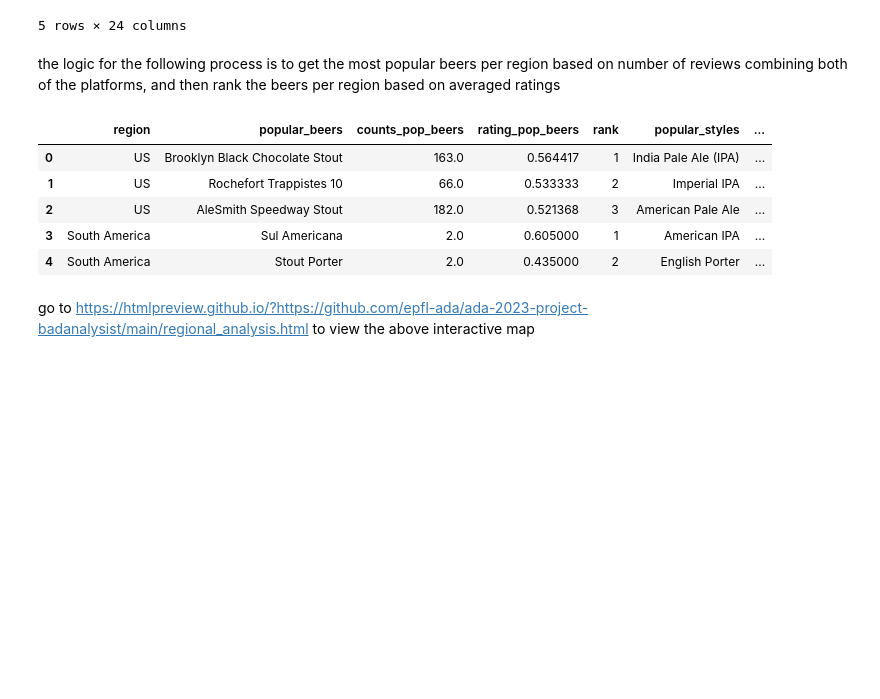
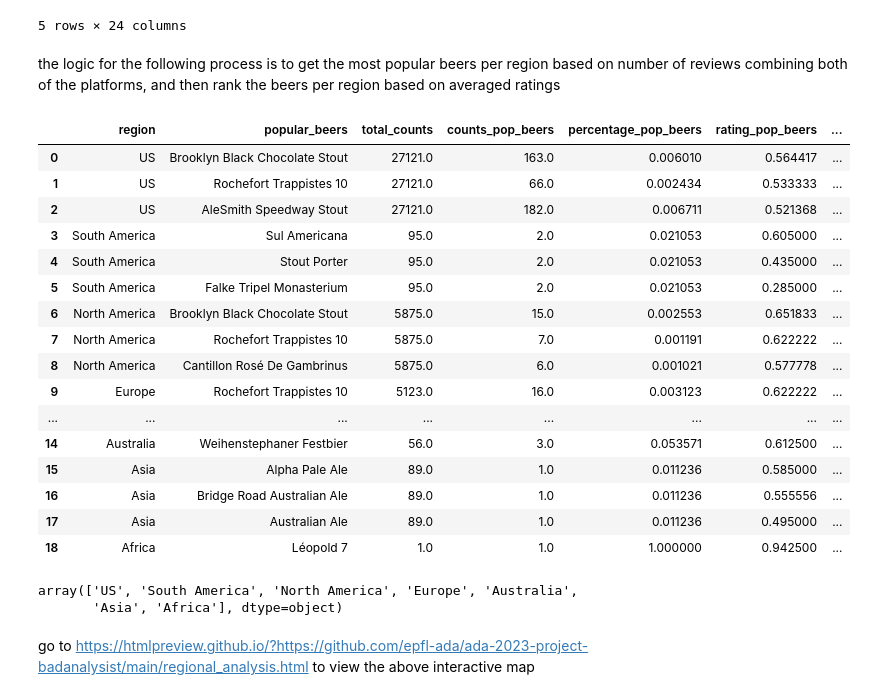
Before and after one commit to epfl-ada/ada-2023-project-badanalysist, a Jupyter notebook: preprocessing.ipynb, the cells around one changed output. Saved outputs shown, nothing was run; the diff lists cells and outputs as text; code cells hidden in the pictures; blank space fills up the shorter version.

```diff
--- a/preprocessing.ipynb
+++ b/preprocessing.ipynb
@@ -970,7 +970,21 @@ the logic for the following process is to get the most popular beers per region
 # extract the top 3 most popular beers and styles for each region
 # Get the top 3 most popular beers in each region
 top_beers_ba = (ratings_users_ba.groupby('region')['beer_name'].value_counts().groupby(level=0).head(3).rename('counts_ba').reset_index())
+# get the total number of ratings in each region
+total_counts_per_region_ba = ratings_users_ba.groupby('region')['date'].count().reset_index().rename(columns={'date': 'total_counts_ba'})
+top_beers_ba = top_beers_ba.merge(total_counts_per_region_ba, on='region')
+top_beers_ba['percentage_ba'] = top_beers_ba['counts_ba'] / top_beers_ba['total_counts_ba']
+top_beers_ba
+
 top_beers_rb = (ratings_users_rb.groupby('region')['beer_name'].value_counts().groupby(level=0).head(3).rename('counts_rb').reset_index())
+total_counts_per_region_rb = ratings_users_rb.groupby('region')['date'].count().reset_index().rename(columns={'date': 'total_counts_rb'})
+top_beers_rb = top_beers_rb.merge(total_counts_per_region_rb, on='region')
+top_beers_rb['percentage_rb'] = top_beers_rb['counts_rb'] / top_beers_rb['total_counts_rb']
+total_counts_per_region = total_counts_per_region_rb.merge(total_counts_per_region_ba, on='region',how='outer')
+total_counts_per_region['total_counts_ba'].fillna(0, inplace=True)
+total_counts_per_region['total_counts_rb'].fillna(0, inplace=True)
+total_counts_per_region['total_counts'] = total_counts_per_region['total_counts_ba'] + total_counts_per_region['total_counts_rb']
+total_counts_per_region.drop(columns=['total_counts_ba', 'total_counts_rb'], inplace=True)
 
 # get the average rating of the top 3 beers in each region
 top_beers_ba["rating"] = ratings_users_ba.groupby(['region', 'beer_name'])["rating"].mean().reset_index()["rating"]
@@ -980,53 +994,66 @@ top_beers_rb.rename(columns={'rating':'rating_rb'}, inplace=True)
 
 # merge the dataframes to get the top 3 beers in each region for both websites
 regional_analysis = pd.merge(top_beers_ba, top_beers_rb, on=['region', 'beer_name'], how='outer')
+regional_analysis = pd.merge(regional_analysis, total_counts_per_region, on='region')
 regional_analysis = regional_analysis.fillna(0)
 regional_analysis['counts_pop_beers']=regional_analysis['counts_ba']+regional_analysis['counts_rb']
+regional_analysis['percentage_pop_beers']=(regional_analysis['counts_pop_beers'])/regional_analysis['total_counts']
 
 #calculate the weighted average rating of the top 3 beers in each region
 regional_analysis['rating_pop_beers']=(regional_analysis['rating_ba']*regional_analysis['counts_ba'] + regional_analysis['rating_rb']*regional_analysis['counts_rb'])/regional_analysis['counts_pop_beers']
 regional_analysis = regional_analysis.sort_values(by=['region','rating_pop_beers'], ascending=False)
-regional_analysis = regional_analysis.drop(columns=['counts_ba', 'counts_rb','rating_ba','rating_rb'])
+regional_analysis = regional_analysis.drop(columns=['counts_ba', 'counts_rb','rating_ba','rating_rb','total_counts_ba','total_counts_rb','percentage_ba','percentage_rb'])
 
 
 # retrieve the top 3 beers in each region
 regional_analysis = regional_analysis.groupby('region').head(3).reset_index(drop=True)
 regional_analysis.rename(columns={'beer_name':'popular_beers'}, inplace=True)
 regional_analysis['rank'] = regional_analysis.groupby('region').cumcount()+1
 
 
 # get the top 3 most popular styles in each region
 top_styles_ba = (ratings_users_ba.groupby('region')['style'].value_counts().groupby(level=0).head(3).rename('counts_ba').reset_index())
 top_styles_rb = (ratings_users_rb.groupby('region')['style'].value_counts().groupby(level=0).head(3).rename('counts_rb').reset_index())
 
 # get the average rating of the top 3 styles in each region
 top_styles_ba["rating"] = ratings_users_ba.groupby(['region', 'style'])["rating"].mean().reset_index()["rating"]
 top_styles_rb["rating"] = ratings_users_rb.groupby(['region', 'style'])["rating"].mean().reset_index()["rating"]
 top_styles_ba.rename(columns={'rating':'rating_ba'}, inplace=True)
 top_styles_rb.rename(columns={'rating':'rating_rb'}, inplace=True)
 
 regional_styles = pd.merge(top_styles_ba, top_styles_rb, on=['region', 'style'], how='outer')
 regional_styles = regional_styles.fillna(0)
 regional_styles['counts_pop_styles']=regional_styles['counts_ba']+regional_styles['counts_rb']
 #create a weighted average rating for the top 3 styles in each region
 regional_styles['rating_pop_styles']=(regional_styles['rating_ba']*regional_styles['counts_ba'] + regional_styles['rating_rb']*regional_styles['counts_rb'])/regional_styles['counts_pop_styles']
 regional_styles = regional_styles.sort_values(by=['region','rating_pop_styles'], ascending=False)
 regional_styles = regional_styles.drop(columns=['counts_ba', 'counts_rb','rating_ba','rating_rb'])
 #retrieve the top 3 styles in each region
 regional_styles = regional_styles.groupby('region').head(3).reset_index(drop=True)
 regional_styles.rename(columns={'style':'popular_styles'}, inplace=True)
 #assign a rank for each style per region
 regional_styles['rank'] = regional_styles.groupby('region').cumcount()+1
 # merge the popular beers and styles in each region
 regional_analysis = pd.merge(regional_analysis, regional_styles, on=['region',"rank"], how='outer', suffixes=('_beers', '_styles'))
-regional_analysis.head()
+regional_analysis
 # %% [output]
-|  | region | popular_beers | counts_pop_beers | rating_pop_beers | rank | popular_styles | ... |
-| 0 | US | Brooklyn Black Chocolate Stout | 163.0 | 0.564417 | 1 | India Pale Ale (IPA) | ... |
-| 1 | US | Rochefort Trappistes 10 | 66.0 | 0.533333 | 2 | Imperial IPA | ... |
-| 2 | US | AleSmith Speedway Stout | 182.0 | 0.521368 | 3 | American Pale Ale | ... |
-| 3 | South America | Sul Americana | 2.0 | 0.605000 | 1 | American IPA | ... |
-| 4 | South America | Stout Porter | 2.0 | 0.435000 | 2 | English Porter | ... |
+|  | region | popular_beers | total_counts | counts_pop_beers | percentage_pop_beers | rating_pop_beers | ... |
+| 0 | US | Brooklyn Black Chocolate Stout | 27121.0 | 163.0 | 0.006010 | 0.564417 | ... |
+| 1 | US | Rochefort Trappistes 10 | 27121.0 | 66.0 | 0.002434 | 0.533333 | ... |
+| 2 | US | AleSmith Speedway Stout | 27121.0 | 182.0 | 0.006711 | 0.521368 | ... |
+| 3 | South America | Sul Americana | 95.0 | 2.0 | 0.021053 | 0.605000 | ... |
+| 4 | South America | Stout Porter | 95.0 | 2.0 | 0.021053 | 0.435000 | ... |
+| 5 | South America | Falke Tripel Monasterium | 95.0 | 2.0 | 0.021053 | 0.285000 | ... |
+| 6 | North America | Brooklyn Black Chocolate Stout | 5875.0 | 15.0 | 0.002553 | 0.651833 | ... |
+| 7 | North America | Rochefort Trappistes 10 | 5875.0 | 7.0 | 0.001191 | 0.622222 | ... |
+| 8 | North America | Cantillon Rosé De Gambrinus | 5875.0 | 6.0 | 0.001021 | 0.577778 | ... |
+| 9 | Europe | Rochefort Trappistes 10 | 5123.0 | 16.0 | 0.003123 | 0.622222 | ... |
+| ... | ... | ... | ... | ... | ... | ... | ... |
+| 14 | Australia | Weihenstephaner Festbier | 56.0 | 3.0 | 0.053571 | 0.612500 | ... |
+| 15 | Asia | Alpha Pale Ale | 89.0 | 1.0 | 0.011236 | 0.585000 | ... |
+| 16 | Asia | Bridge Road Australian Ale | 89.0 | 1.0 | 0.011236 | 0.555556 | ... |
+| 17 | Asia | Australian Ale | 89.0 | 1.0 | 0.011236 | 0.495000 | ... |
+| 18 | Africa | Léopold 7 | 1.0 | 1.0 | 1.000000 | 0.942500 | ... |
 # %%
 # save the regional analysis data into json file
 regional_analysis.to_json('viz_data/regional_analysis.json', orient='records')
@@ -1058,6 +1085,11 @@ fig = px.scatter_geo(regional_analysis_for_plot, lat='latitude', lon='longitude'
 
 # Show the map
 fig.show()
+# %%
+regional_analysis['region'].unique()
+# %% [output]
+array(['US', 'South America', 'North America', 'Europe', 'Australia',
+       'Asia', 'Africa'], dtype=object)
 # %%
 fig.write_html("other/regional_analysis.html")
 # %% [markdown]
```
Also changed, not shown: 2 other files.
